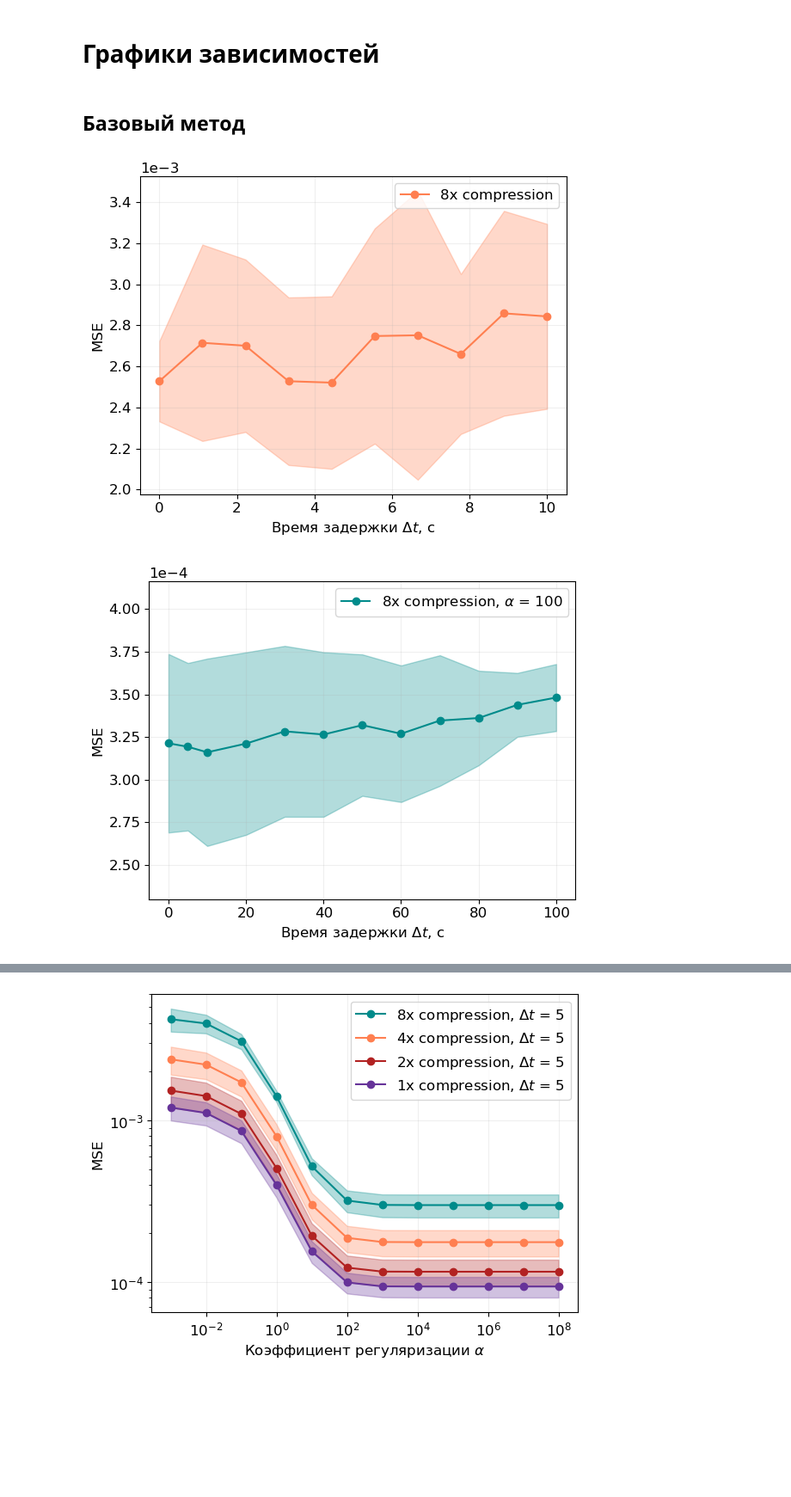
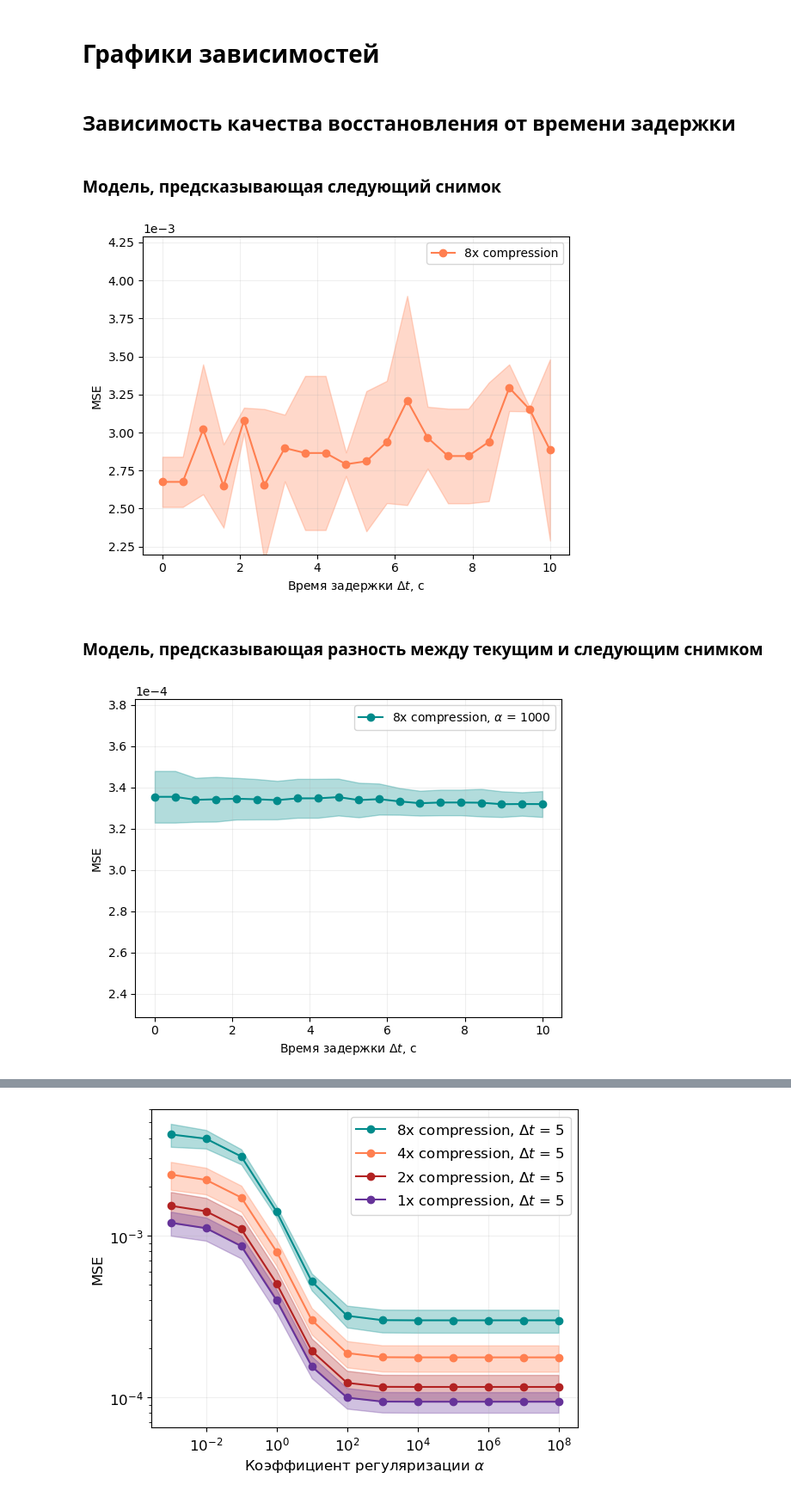
Before and after one commit to intsystems/2023-Project-112, a Jupyter notebook: code/main_experiment/main_new.ipynb, the cells around one changed output, grey strips where cells are left out. Shown at 86% size. Cells and saved outputs as stored; diff of their text form; code cells hidden in the pictures; blank space fills up the shorter version.

```diff
--- a/code/main_experiment/main_new.ipynb
+++ b/code/main_experiment/main_new.ipynb
@@ -464,5 +53,7 @@ plt.savefig(os.path.join(figures, "mean_weight_distribution.pdf"), bbox_inches="
 # %% [markdown]
 # Графики зависимостей
-# %% [markdown]
-## Базовый метод
+# %% [markdown]
+## Зависимость качества восстановления от времени задержки
+# %% [markdown]
+### Модель, предсказывающая следующий снимок
 # %%
@@ -489,33 +77,33 @@ MSE_matrix = np.load(path, allow_pickle=True)[0]
 # %%
-MSE_means = np.array([vector.mean() for vector in MSE_matrix[:4].T])
-MSE_stds = np.array([vector.std() for vector in MSE_matrix[:4].T])
-
-plt.rcParams.update({'font.size': 12})
-plt.rc("font", family='sans-serif')
-
-plt.plot(t, MSE_means, marker='o', color="coral", label=r"8x compression")
-plt.fill_between(t, MSE_means - MSE_stds, MSE_means + MSE_stds, color="coral", alpha = 0.3)
+plt.plot(t, MSE_means, marker='o', color="coral", label="8x compression")
+plt.fill_between(t, MSE_means - MSE_stds, MSE_means + MSE_stds, color="coral", alpha=0.3)
 plt.xlabel("Время задержки $\Delta t$, с")
 plt.ylabel("MSE")
-#plt.ylim(0.7 * abs(MSE_means - MSE_stds).max(), 1.1 * abs(MSE_means + MSE_stds).max())
+plt.ylim(0.7 * abs(MSE_means - MSE_stds).max(), 1.1 * abs(MSE_means + MSE_stds).max())
 plt.legend()
 plt.ticklabel_format(style="sci", axis='y', scilimits=(0, 0))
 plt.grid(alpha=0.2)
 
-plt.savefig(os.path.join(figures, "subs_MSE_dt.pdf"), bbox_inches="tight")
+#plt.savefig(os.path.join(figures, "subs_MSE_dt.pdf"), bbox_inches="tight")
 # %% [output]
-[figure, old version]
+[figure, new version]
+# %% [markdown]
+### Модель, предсказывающая разность между текущим и следующим снимком
 # %%
-t = [0, 5, 10, 20, 30, 40, 50, 60, 70, 80, 90, 100]
+t = np.linspace(0, 10, 20)
 MSE_matrix = []
 
-for number in Sub.subs_with_fmri[:3]:
+for number in Sub.subs_with_fmri[:2]:
     MSE = []
     sub = Sub(number)
     for dt in t:
-        lindeltapred = LinearDeltaPredictor(sub, dt, 8, 100)
-        lindeltapred.predict()
-        MSE.append(lindeltapred.MSE_test)
+        lindelta = LinearDeltaModel(vector_list, sub, dt, 8, 1000)
+        lindelta.fit()
+        lindelta.predict()
+        lindelta.evaluate()
+        MSE.append(lindelta.MSE_test)
     MSE_matrix.append(MSE)
 
 MSE_matrix = np.array(MSE_matrix)
+MSE_means = MSE_matrix.mean(axis=0)
+MSE_stds = MSE_matrix.std(axis=0)
@@ -529,19 +110,13 @@ MSE_matrix = np.load(path, allow_pickle=True)[0]
 # %%
-MSE_means = np.array([vector.mean() for vector in MSE_matrix.T])
-MSE_stds = np.array([vector.std() for vector in MSE_matrix.T])
-
-plt.rcParams.update({'font.size': 12})
-plt.rc("font", family='sans-serif')
-
-plt.plot(t, MSE_means, marker='o', color="darkcyan", label=r"8x compression, $\alpha$ = 100")
-plt.fill_between(t, MSE_means - MSE_stds, MSE_means + MSE_stds, color="darkcyan", alpha = 0.3)
+plt.plot(t, MSE_means, marker='o', color="darkcyan", label=r"8x compression, $\alpha$ = 1000")
+plt.fill_between(t, MSE_means - MSE_stds, MSE_means + MSE_stds, color="darkcyan", alpha=0.3)
 plt.xlabel("Время задержки $\Delta t$, с")
 plt.ylabel("MSE")
 plt.ylim(0.7 * abs(MSE_means - MSE_stds).max(), 1.1 * abs(MSE_means + MSE_stds).max())
 plt.legend()
 plt.ticklabel_format(style="sci", axis='y', scilimits=(0, 0))
 plt.grid(alpha=0.2)
 
-plt.savefig(os.path.join(figures, "subs_delta_MSE_dt.pdf"), bbox_inches="tight")
+#plt.savefig(os.path.join(figures, "subs_delta_MSE_dt.pdf"), bbox_inches="tight")
 # %% [output]
-[figure, old version]
+[figure, new version]
```
Also changed, not shown: parts of 91 cells of this notebook, 9 other files.
